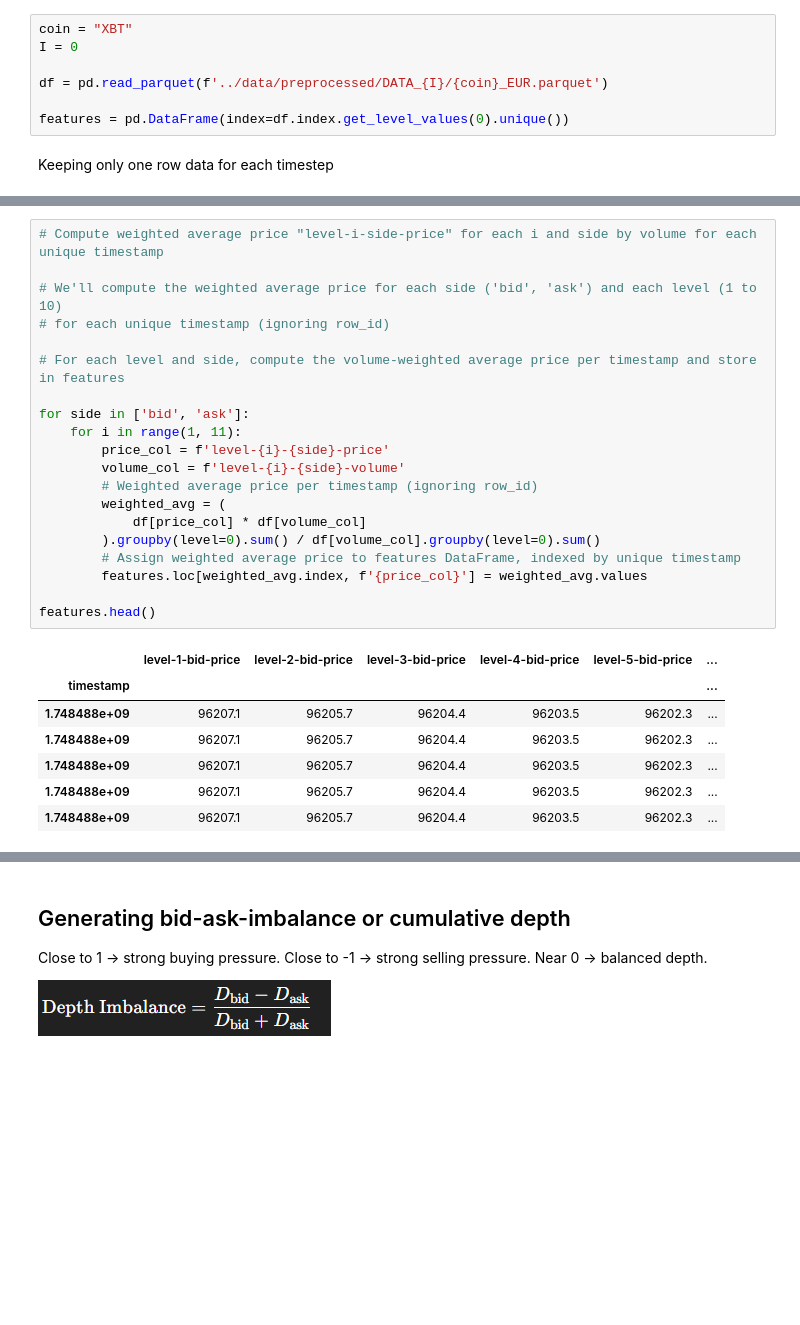
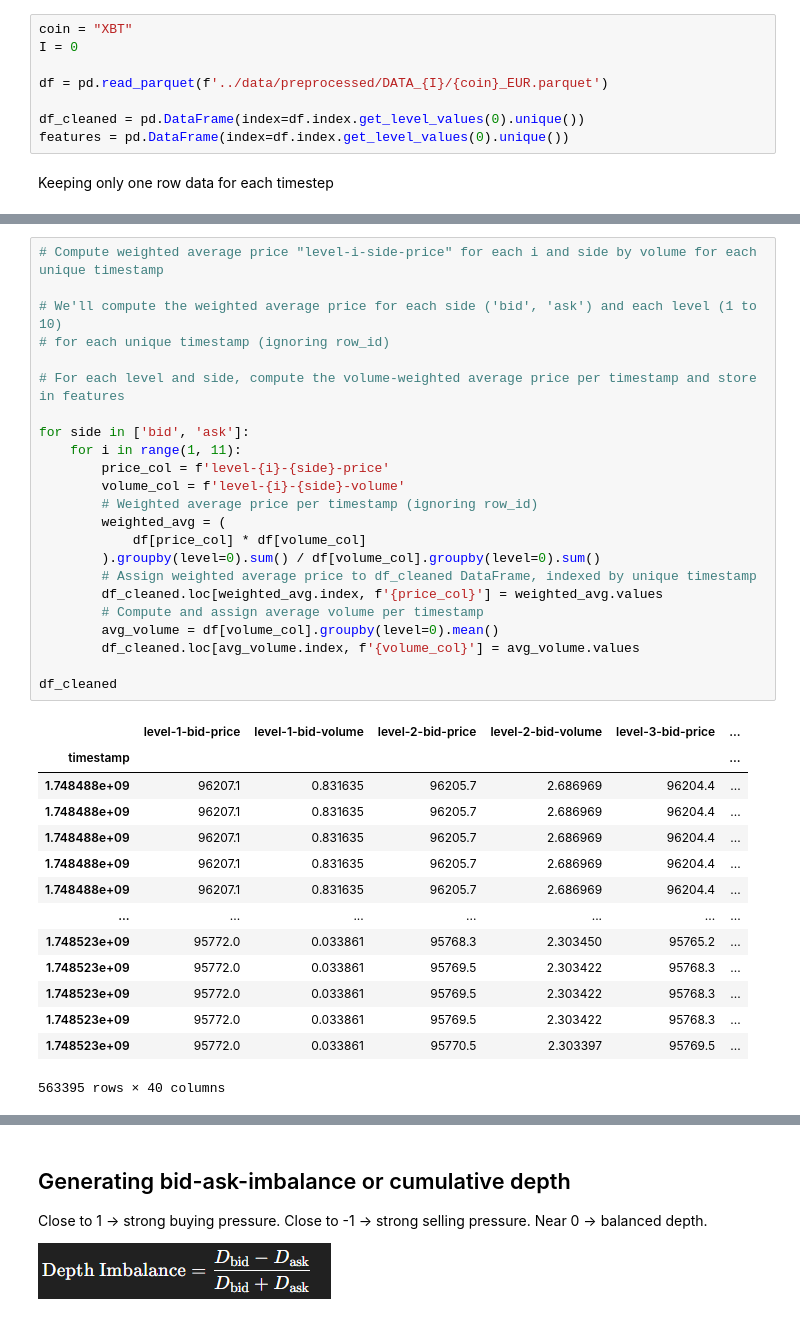
Before and after one commit to solalbaudoincs/ifcob, a Jupyter notebook: feature_extraction/feature_generation.ipynb, the cells around one changed output, grey strips where cells are left out. Drawn from its saved outputs; the diff is of its cells as text; blank space fills up the shorter version.

```diff
--- a/feature_extraction/feature_generation.ipynb
+++ b/feature_extraction/feature_generation.ipynb
@@ -38,6 +38,7 @@ I = 0
 
 df = pd.read_parquet(f'../data/preprocessed/DATA_{I}/{coin}_EUR.parquet')
 
+df_cleaned = pd.DataFrame(index=df.index.get_level_values(0).unique())
 features = pd.DataFrame(index=df.index.get_level_values(0).unique())
 # %% [markdown]
 Keeping only one row data for each timestep
@@ -61,28 +62,38 @@ df
 # %%
 # Compute weighted average price "level-i-side-price" for each i and side by volume for each unique timestamp
 
 # We'll compute the weighted average price for each side ('bid', 'ask') and each level (1 to 10)
 # for each unique timestamp (ignoring row_id)
 
 # For each level and side, compute the volume-weighted average price per timestamp and store in features
 
 for side in ['bid', 'ask']:
     for i in range(1, 11):
         price_col = f'level-{i}-{side}-price'
         volume_col = f'level-{i}-{side}-volume'
         # Weighted average price per timestamp (ignoring row_id)
         weighted_avg = (
             df[price_col] * df[volume_col]
         ).groupby(level=0).sum() / df[volume_col].groupby(level=0).sum()
-        # Assign weighted average price to features DataFrame, indexed by unique timestamp
-        features.loc[weighted_avg.index, f'{price_col}'] = weighted_avg.values
+        # Assign weighted average price to df_cleaned DataFrame, indexed by unique timestamp
+        df_cleaned.loc[weighted_avg.index, f'{price_col}'] = weighted_avg.values
+        # Compute and assign average volume per timestamp
+        avg_volume = df[volume_col].groupby(level=0).mean()
+        df_cleaned.loc[avg_volume.index, f'{volume_col}'] = avg_volume.values
 
-features.head()
+df_cleaned
 # %% [output]
-|  | level-1-bid-price | level-2-bid-price | level-3-bid-price | level-4-bid-price | level-5-bid-price | ... |
+|  | level-1-bid-price | level-1-bid-volume | level-2-bid-price | level-2-bid-volume | level-3-bid-price | ... |
 | timestamp |  |  |  |  |  | ... |
-| 1.748488e+09 | 96207.1 | 96205.7 | 96204.4 | 96203.5 | 96202.3 | ... |
-| 1.748488e+09 | 96207.1 | 96205.7 | 96204.4 | 96203.5 | 96202.3 | ... |
-| 1.748488e+09 | 96207.1 | 96205.7 | 96204.4 | 96203.5 | 96202.3 | ... |
-| 1.748488e+09 | 96207.1 | 96205.7 | 96204.4 | 96203.5 | 96202.3 | ... |
-| 1.748488e+09 | 96207.1 | 96205.7 | 96204.4 | 96203.5 | 96202.3 | ... |
+| 1.748488e+09 | 96207.1 | 0.831635 | 96205.7 | 2.686969 | 96204.4 | ... |
+| 1.748488e+09 | 96207.1 | 0.831635 | 96205.7 | 2.686969 | 96204.4 | ... |
+| 1.748488e+09 | 96207.1 | 0.831635 | 96205.7 | 2.686969 | 96204.4 | ... |
+| 1.748488e+09 | 96207.1 | 0.831635 | 96205.7 | 2.686969 | 96204.4 | ... |
+| 1.748488e+09 | 96207.1 | 0.831635 | 96205.7 | 2.686969 | 96204.4 | ... |
+| ... | ... | ... | ... | ... | ... | ... |
+| 1.748523e+09 | 95772.0 | 0.033861 | 95768.3 | 2.303450 | 95765.2 | ... |
+| 1.748523e+09 | 95772.0 | 0.033861 | 95769.5 | 2.303422 | 95768.3 | ... |
+| 1.748523e+09 | 95772.0 | 0.033861 | 95769.5 | 2.303422 | 95768.3 | ... |
+| 1.748523e+09 | 95772.0 | 0.033861 | 95769.5 | 2.303422 | 95768.3 | ... |
+| 1.748523e+09 | 95772.0 | 0.033861 | 95770.5 | 2.303397 | 95769.5 | ... |
+563395 rows × 40 columns
```
Also changed, not shown: parts of 9 cells of this notebook.
